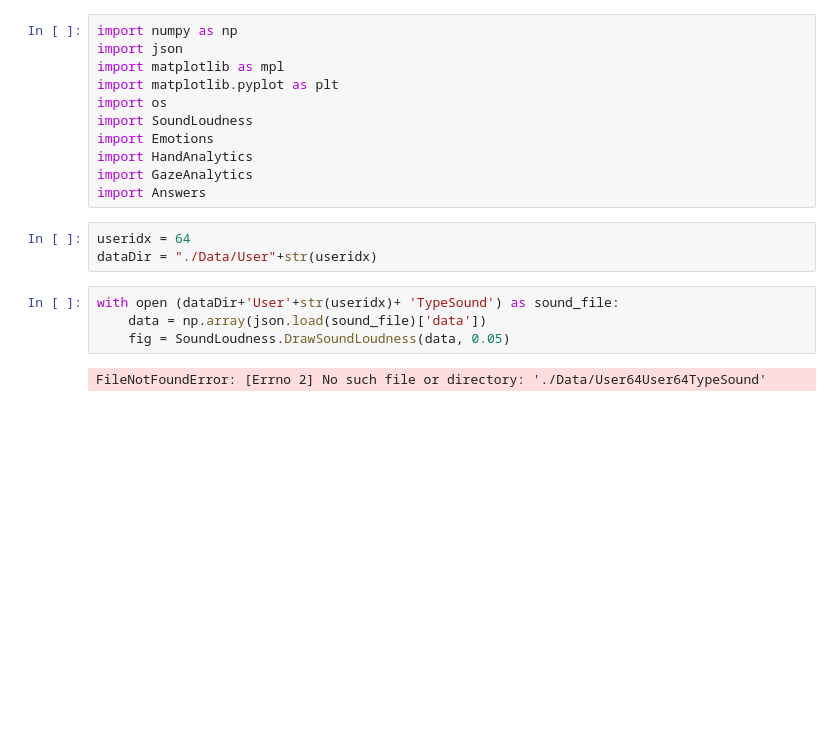
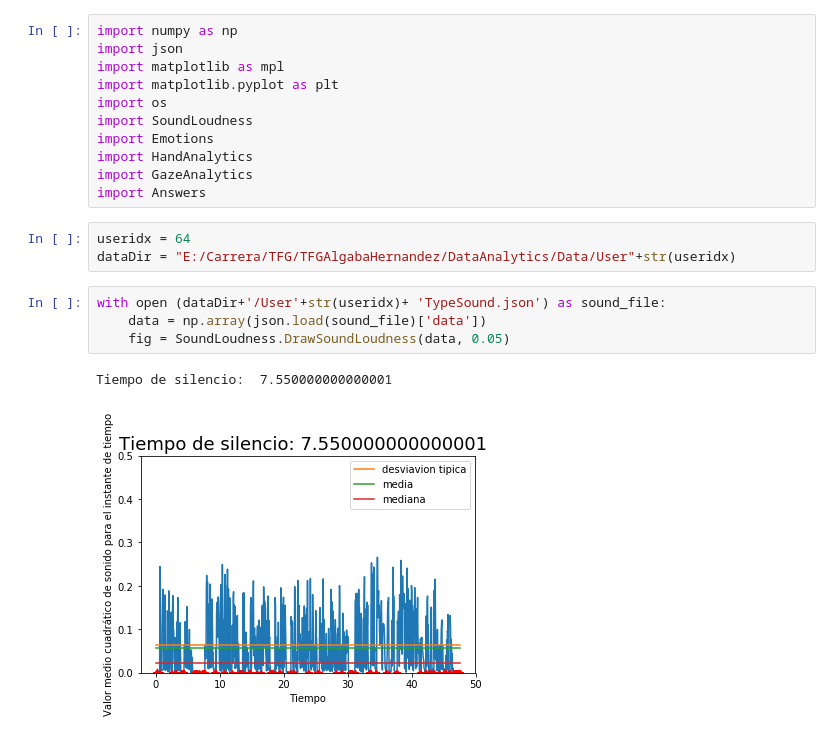
Before and after one commit to Narratech/TFGAlgabaHernandez, a Jupyter notebook: DataAnalytics/Informes.ipynb, the cells around one changed output. Cells and saved outputs as stored; diff of their text form; blank space fills up the shorter version.

```diff
--- a/DataAnalytics/Informes.ipynb
+++ b/DataAnalytics/Informes.ipynb
@@ -11,10 +11,11 @@ import GazeAnalytics
 import Answers
 # %%
 useridx = 64
-dataDir = "./Data/User"+str(useridx)
+dataDir = "E:/Carrera/TFG/TFGAlgabaHernandez/DataAnalytics/Data/User"+str(useridx)
 # %%
-with open (dataDir+'User'+str(useridx)+ 'TypeSound') as sound_file:
+with open (dataDir+'/User'+str(useridx)+ 'TypeSound.json') as sound_file:
     data = np.array(json.load(sound_file)['data'])
     fig = SoundLoudness.DrawSoundLoudness(data, 0.05)
 # %% [output]
-FileNotFoundError: [Errno 2] No such file or directory: './Data/User64User64TypeSound'
+Tiempo de silencio:  7.550000000000001
+[figure, added]
```
Also changed, not shown: parts of 5 cells of this notebook, 26 other files.
